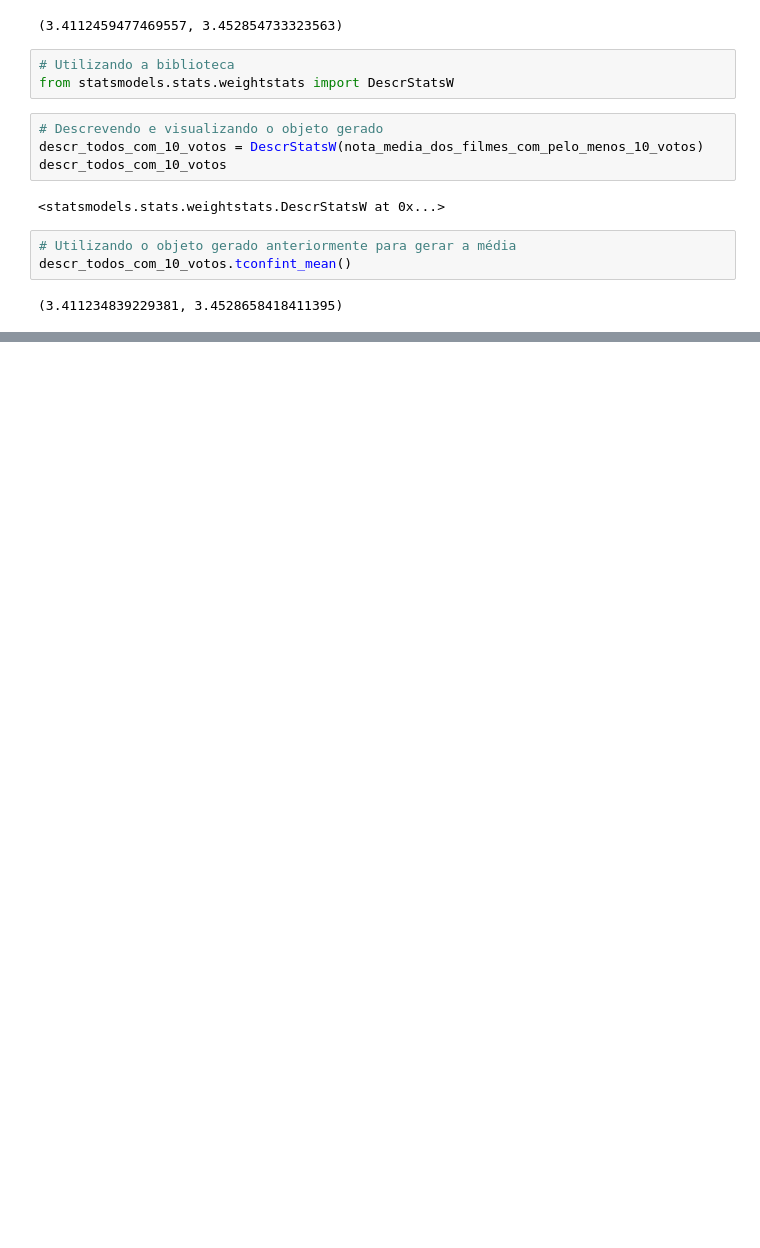
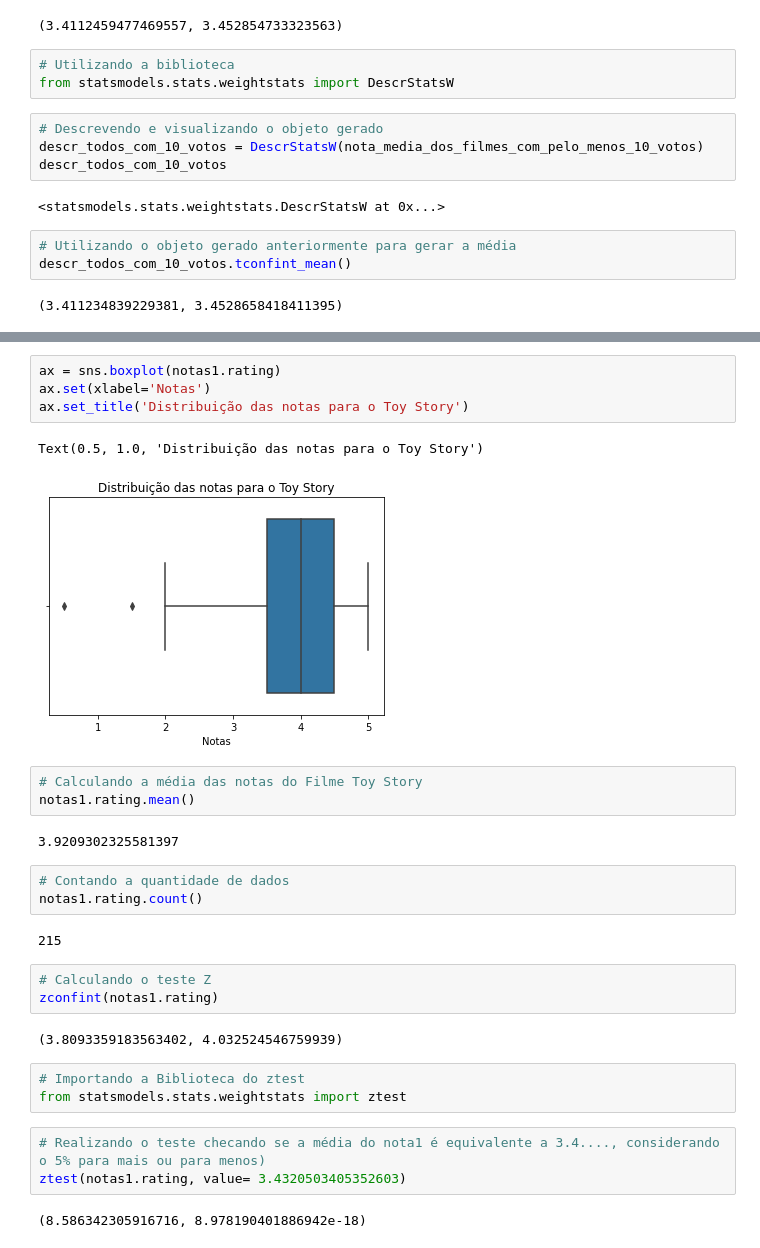
Before and after one commit to marantmir/Formacao_Data_Science, a Jupyter notebook: Data_Science_Introdução_a_Testes.ipynb, the cells around one changed output, grey strips where cells are left out. Saved outputs shown, nothing was run; the diff lists cells and outputs as text; blank space fills up the shorter version.

```diff
--- a/Data_Science_Introdução_a_Testes.ipynb
+++ b/Data_Science_Introdução_a_Testes.ipynb
@@ -401,0 +430,30 @@ descr_todos_com_10_votos.tconfint_mean()
+# %%
+ax = sns.boxplot(notas1.rating)
+ax.set(xlabel='Notas')
+ax.set_title('Distribuição das notas para o Toy Story')
+# %% [output]
+Text(0.5, 1.0, 'Distribuição das notas para o Toy Story')
+[figure, added]
+# %%
+# Calculando a média das notas do Filme Toy Story
+notas1.rating.mean()
+# %% [output]
+3.9209302325581397
+# %%
+# Contando a quantidade de dados
+notas1.rating.count()
+# %% [output]
+215
+# %%
+# Calculando o teste Z
+zconfint(notas1.rating)
+# %% [output]
+(3.8093359183563402, 4.032524546759939)
+# %%
+# Importando a Biblioteca do ztest
+from statsmodels.stats.weightstats import ztest
+# %%
+# Realizando o teste checando se a média do nota1 é equivalente a 3.4...., considerando o 5% para mais ou para menos)
+ztest(notas1.rating, value= 3.4320503405352603)
+# %% [output]
+(8.586342305916716, 8.978190401886942e-18)
```
Also changed, not shown: parts of 6 cells of this notebook.
